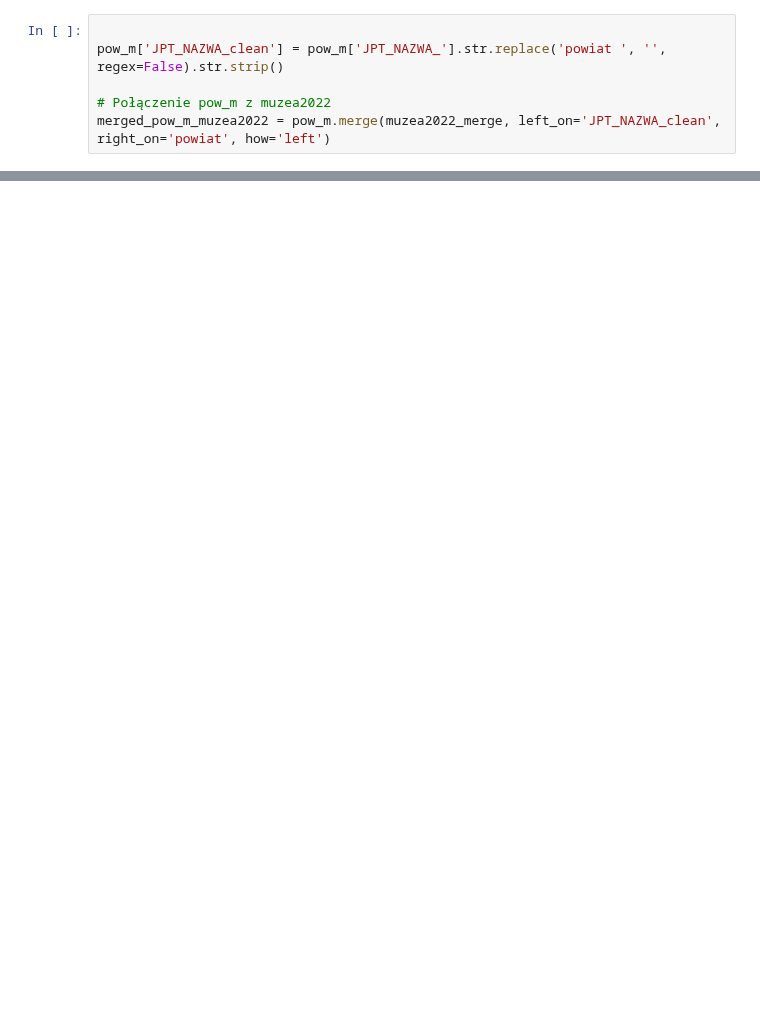
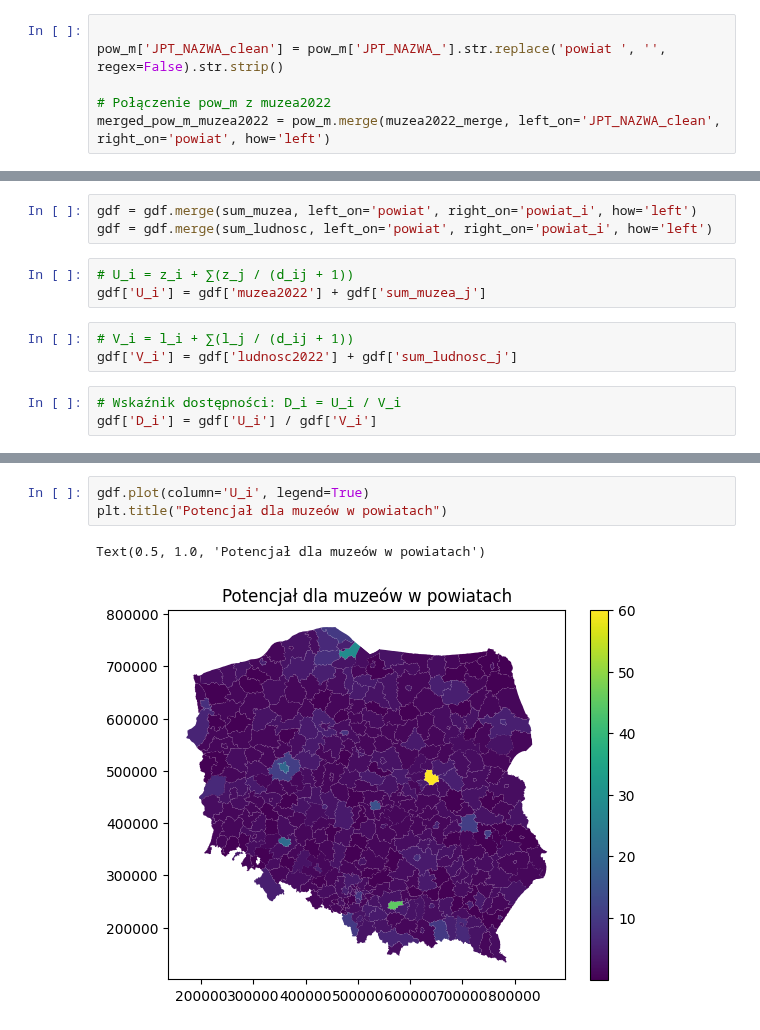
Before and after one commit to Psylo1226/Spatial-econometrics, a Jupyter notebook: Projekt_5/Projekt_5.ipynb, the cells around one changed output, grey strips where cells are left out. Cells and saved outputs as stored; diff of their text form; blank space fills up the shorter version.

```diff
--- a/Projekt_5/Projekt_5.ipynb
+++ b/Projekt_5/Projekt_5.ipynb
@@ -153,0 +223,12 @@ plt.show()
+# %%
+gdf = gdf.merge(sum_muzea, left_on='powiat', right_on='powiat_i', how='left')
+gdf = gdf.merge(sum_ludnosc, left_on='powiat', right_on='powiat_i', how='left')
+# %%
+# U_i = z_i + ∑(z_j / (d_ij + 1))
+gdf['U_i'] = gdf['muzea2022'] + gdf['sum_muzea_j']
+# %%
+# V_i = l_i + ∑(l_j / (d_ij + 1))
+gdf['V_i'] = gdf['ludnosc2022'] + gdf['sum_ludnosc_j']
+# %%
+# Wskaźnik dostępności: D_i = U_i / V_i
+gdf['D_i'] = gdf['U_i'] / gdf['V_i']
@@ -153,0 +256,6 @@ plt.show()
+# %%
+gdf.plot(column='U_i', legend=True)
+plt.title("Potencjał dla muzeów w powiatach")
+# %% [output]
+Text(0.5, 1.0, 'Potencjał dla muzeów w powiatach')
+[figure, added]
```
Also changed, not shown: parts of 29 cells of this notebook.
